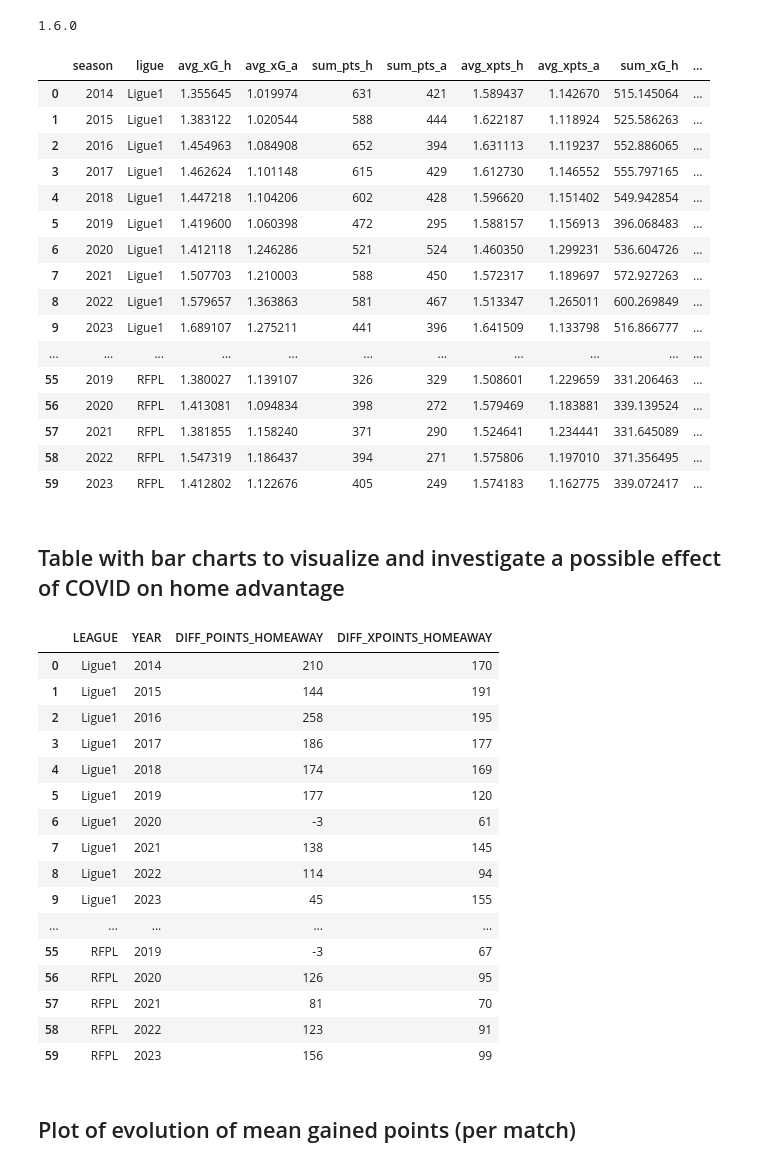
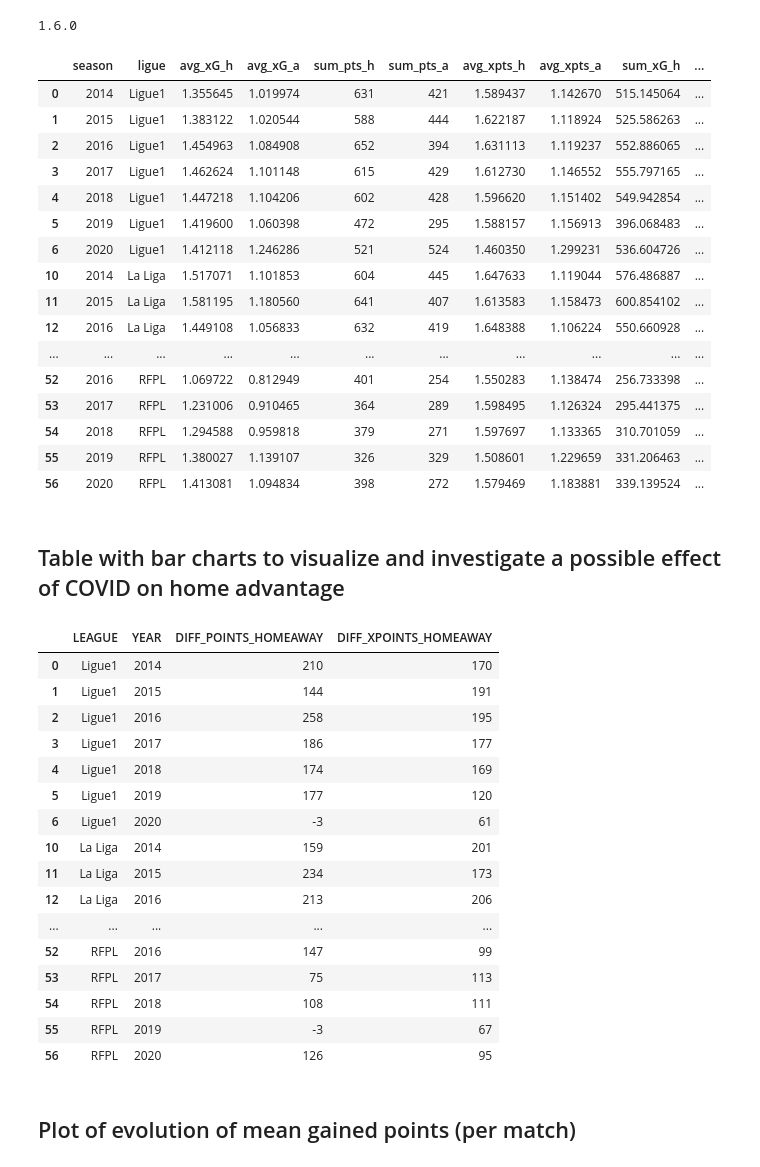
Before and after one commit to oezgi/REP-Paper, a Jupyter notebook: notebooks/Reproduce.ipynb, the cells around one changed output. Drawn from its saved outputs; the diff is of its cells as text; code cells hidden in the pictures.

```diff
--- a/notebooks/Reproduce.ipynb
+++ b/notebooks/Reproduce.ipynb
@@ -10,26 +10,26 @@ print(scipy.__version__)
 1.6.0
 # %%
 df_first = pd.read_csv("database.csv")
-df = df_first[(df_first['season'] >= 2014) & (df_first['season'] < 2020)]
+df = df_first[(df_first['season'] >= 2014) & (df_first['season'] <= 2020)]
 df
 # %% [output]
 |  | season | ligue | avg_xG_h | avg_xG_a | sum_pts_h | sum_pts_a | avg_xpts_h | avg_xpts_a | sum_xG_h | ... |
 | 0 | 2014 | Ligue1 | 1.355645 | 1.019974 | 631 | 421 | 1.589437 | 1.142670 | 515.145064 | ... |
 | 1 | 2015 | Ligue1 | 1.383122 | 1.020544 | 588 | 444 | 1.622187 | 1.118924 | 525.586263 | ... |
 | 2 | 2016 | Ligue1 | 1.454963 | 1.084908 | 652 | 394 | 1.631113 | 1.119237 | 552.886065 | ... |
 | 3 | 2017 | Ligue1 | 1.462624 | 1.101148 | 615 | 429 | 1.612730 | 1.146552 | 555.797165 | ... |
 | 4 | 2018 | Ligue1 | 1.447218 | 1.104206 | 602 | 428 | 1.596620 | 1.151402 | 549.942854 | ... |
 | 5 | 2019 | Ligue1 | 1.419600 | 1.060398 | 472 | 295 | 1.588157 | 1.156913 | 396.068483 | ... |
 | 6 | 2020 | Ligue1 | 1.412118 | 1.246286 | 521 | 524 | 1.460350 | 1.299231 | 536.604726 | ... |
-| 7 | 2021 | Ligue1 | 1.507703 | 1.210003 | 588 | 450 | 1.572317 | 1.189697 | 572.927263 | ... |
-| 8 | 2022 | Ligue1 | 1.579657 | 1.363863 | 581 | 467 | 1.513347 | 1.265011 | 600.269849 | ... |
-| 9 | 2023 | Ligue1 | 1.689107 | 1.275211 | 441 | 396 | 1.641509 | 1.133798 | 516.866777 | ... |
+| 10 | 2014 | La Liga | 1.517071 | 1.101853 | 604 | 445 | 1.647633 | 1.119044 | 576.486887 | ... |
+| 11 | 2015 | La Liga | 1.581195 | 1.180560 | 641 | 407 | 1.613583 | 1.158473 | 600.854102 | ... |
+| 12 | 2016 | La Liga | 1.449108 | 1.056833 | 632 | 419 | 1.648388 | 1.106224 | 550.660928 | ... |
 | ... | ... | ... | ... | ... | ... | ... | ... | ... | ... | ... |
+| 52 | 2016 | RFPL | 1.069722 | 0.812949 | 401 | 254 | 1.550283 | 1.138474 | 256.733398 | ... |
+| 53 | 2017 | RFPL | 1.231006 | 0.910465 | 364 | 289 | 1.598495 | 1.126324 | 295.441375 | ... |
+| 54 | 2018 | RFPL | 1.294588 | 0.959818 | 379 | 271 | 1.597697 | 1.133365 | 310.701059 | ... |
 | 55 | 2019 | RFPL | 1.380027 | 1.139107 | 326 | 329 | 1.508601 | 1.229659 | 331.206463 | ... |
 | 56 | 2020 | RFPL | 1.413081 | 1.094834 | 398 | 272 | 1.579469 | 1.183881 | 339.139524 | ... |
-| 57 | 2021 | RFPL | 1.381855 | 1.158240 | 371 | 290 | 1.524641 | 1.234441 | 331.645089 | ... |
-| 58 | 2022 | RFPL | 1.547319 | 1.186437 | 394 | 271 | 1.575806 | 1.197010 | 371.356495 | ... |
-| 59 | 2023 | RFPL | 1.412802 | 1.122676 | 405 | 249 | 1.574183 | 1.162775 | 339.072417 | ... |
 # %% [markdown]
 ## Table with bar charts to visualize and investigate a possible effect of COVID on home advantage
 # %%
@@ -55,15 +55,15 @@ styled_df
 | 4 | Ligue1 | 2018 | 174 | 169 |
 | 5 | Ligue1 | 2019 | 177 | 120 |
 | 6 | Ligue1 | 2020 | -3 | 61 |
-| 7 | Ligue1 | 2021 | 138 | 145 |
-| 8 | Ligue1 | 2022 | 114 | 94 |
-| 9 | Ligue1 | 2023 | 45 | 155 |
+| 10 | La Liga | 2014 | 159 | 201 |
+| 11 | La Liga | 2015 | 234 | 173 |
+| 12 | La Liga | 2016 | 213 | 206 |
 | ... | ... | ... | ... | ... |
+| 52 | RFPL | 2016 | 147 | 99 |
+| 53 | RFPL | 2017 | 75 | 113 |
+| 54 | RFPL | 2018 | 108 | 111 |
 | 55 | RFPL | 2019 | -3 | 67 |
 | 56 | RFPL | 2020 | 126 | 95 |
-| 57 | RFPL | 2021 | 81 | 70 |
-| 58 | RFPL | 2022 | 123 | 91 |
-| 59 | RFPL | 2023 | 156 | 99 |
 # %% [markdown]
 ## Plot of evolution of mean gained points (per match)
 # %%
```
Also changed, not shown: parts of 1 cell of this notebook, 5 other files.
